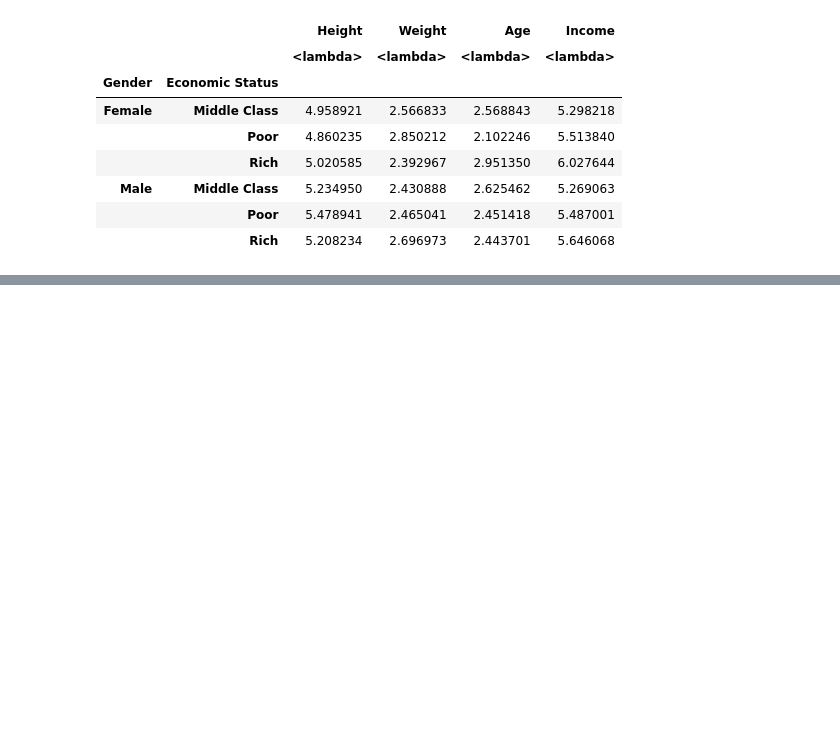
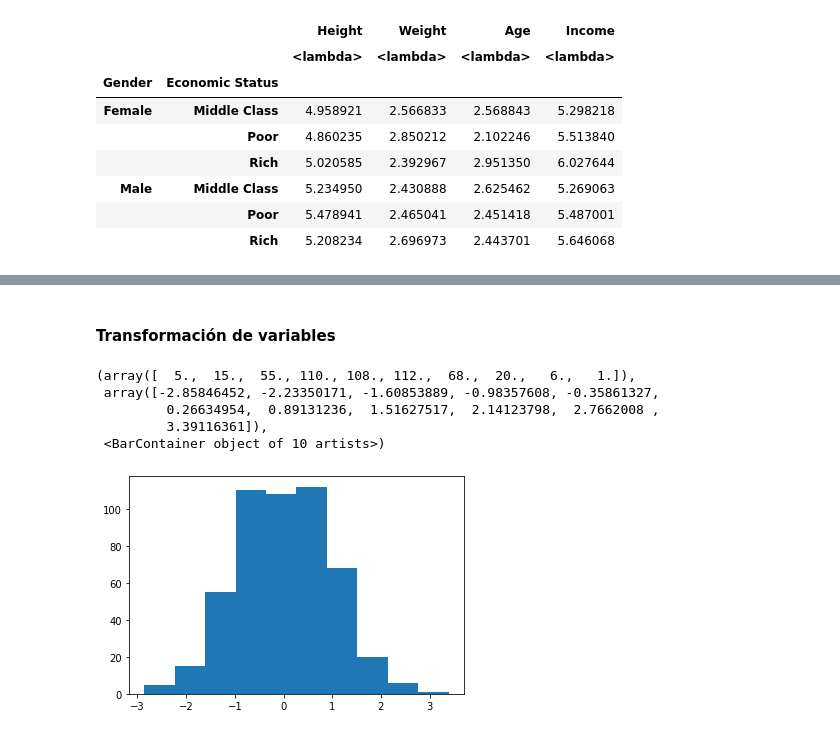
Before and after one commit to SPoVi/DataScience_Python, a Jupyter notebook: notebooks/T2 - Data Cleaning/T2 - 3 - Data Cleaning - Agrupación de datos - Jupyter.ipynb, the cells around one changed output, grey strips where cells are left out. Saved outputs shown, nothing was run; the diff lists cells and outputs as text; code cells hidden in the pictures; blank space fills up the shorter version.

Commit message:
Update - T2 - 3 - Data Cleaning - Agrupacion de datos - jupyter 52. Filtrado, transformación y otras funciones útiles

```diff
--- a/notebooks/T2 - Data Cleaning/T2 - 3 - Data Cleaning - Agrupación de datos - Jupyter.ipynb
+++ b/notebooks/T2 - Data Cleaning/T2 - 3 - Data Cleaning - Agrupación de datos - Jupyter.ipynb
@@ -267,0 +297,21 @@ double_group.aggregate([lambda x: np.mean(x)/ np.std(x)])
+# %% [markdown]
+#### Transformación de variables
+# %%
+# A la propia columna le resto la media de todas y la divido por la
+# desviación típica de todas, donde 'x' es toda la columna
+
+# Normalización -> Campana de Gauss
+zscore = lambda x : (x - x.mean())/(x.std())
+# %%
+z_group = double_group.transform(zscore)
+# %%
+import matplotlib.pyplot as plt
+
+plt.hist(z_group["Age"])
+# %% [output]
+(array([  5.,  15.,  55., 110., 108., 112.,  68.,  20.,   6.,   1.]),
+ array([-2.85846452, -2.23350171, -1.60853889, -0.98357608, -0.35861327,
+         0.26634954,  0.89131236,  1.51627517,  2.14123798,  2.7662008 ,
+         3.39116361]),
+ <BarContainer object of 10 artists>)
+[figure, added]
```
Also changed, not shown: parts of 12 cells of this notebook.
